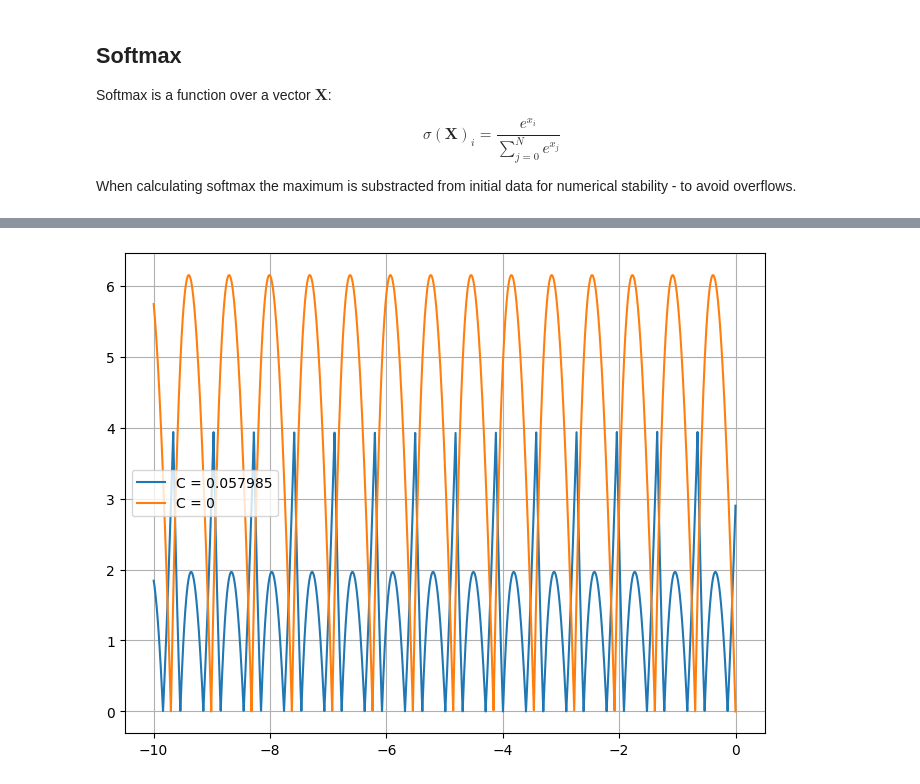
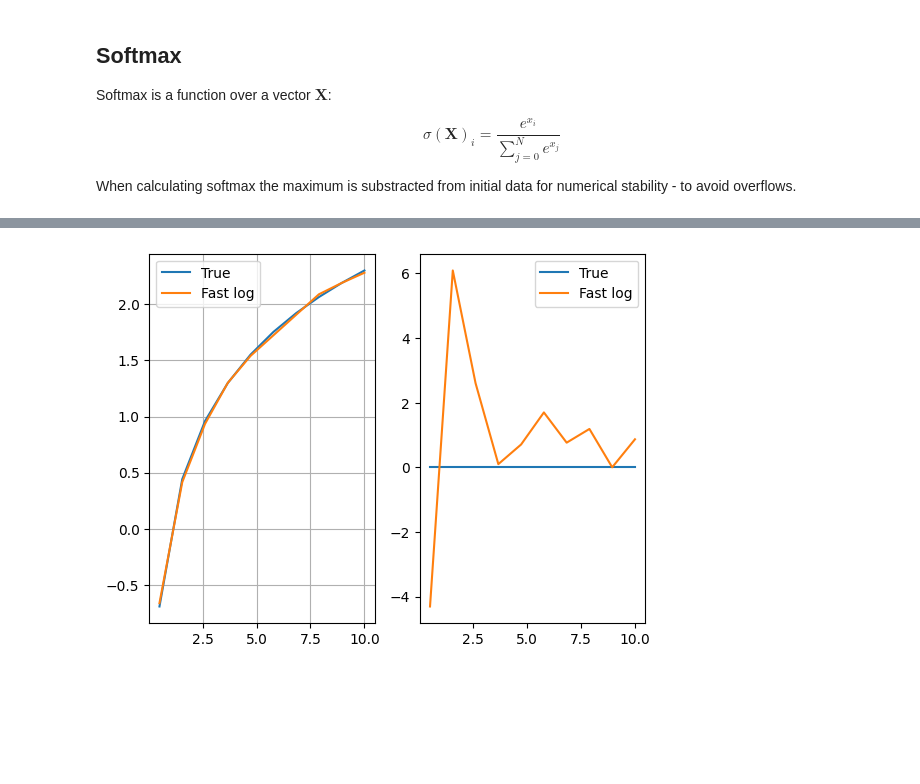
Before and after one commit to DuzaBF/softmax-hackathon, a Jupyter notebook: fast_exp.ipynb, the cells around one changed output, grey strips where cells are left out. Cells and saved outputs as stored; diff of their text form; code cells hidden in the pictures; blank space fills up the shorter version.

Commit message:
Try add newtons approx

```diff
--- a/fast_exp.ipynb
+++ b/fast_exp.ipynb
@@ -35,11 +35,12 @@ import numpy as np
 from matplotlib import pyplot as plt
 import struct
 
-SIZE = 10000
+SIZE = 10
 
 C = 127 - 126.94201519
 
 print("C = {:f}".format(127 - 126.94201519))
+print(1 / np.log2(np.e))
 
 
 def fast_exp(x, c=C):
@@ -49,6 +50,25 @@ def fast_exp(x, c=C):
     z = np.int32(y)
     v = z.view(np.float32)
     return v
+
+
+def fast_log(x):
+    sigma = 0.0430357
+    v = x.view(np.int32)
+    return 0.6931471805599453 * np.float32(v / (2**23) - (127 - sigma))
+
+
+def fast_exp_newtons(x):
+    y = fast_exp(x)
+    y2 = y - y * fast_log(y) + y * x
+    return y2
+
+
+def fast_exp_newtons2(x):
+    y = fast_exp(x)
+    y2 = y - y * fast_log(y) + y * x
+    y3 = y2 - y2 * fast_log(y2) + y2 * x
+    return y3
 
 
 def bounds():
@@ -73,56 +93,30 @@ def softmax(x, func):
     return func(x) / sums
 
 
-def fast_2x(x, c=0):
-    K = np.float32(1 << 23) * np.ones((SIZE), np.float32)
-    y = np.multiply(K, (x + 127 - c), dtype="f")
-    z = np.int32(y)
-    v = z.view(np.float32)
-    return v
+def get_err(x, tr, app):
+    return 100 * np.abs(tr(x) - app(x)) / tr(x)
+
+
+def plot(x, funcs, labels):
+    fig, (ax1, ax2) = plt.subplots(1, 2)
+    ax1.grid(True)
+    for func in funcs:
+        ax1.plot(x, func(x))
+        ax2.plot(x, get_err(x, funcs[0], func))
+    ax1.legend(labels)
+    ax2.legend(labels)
 
 
 bounds()
 
-x = np.linspace(-10, 0, SIZE, dtype=np.float32)
+x = np.linspace(-10, 0.0, SIZE, dtype=np.float32)
+x2 = np.linspace(0.5, 10.0, SIZE, dtype=np.float32)
 
-fig = plt.figure()
-ax = fig.add_axes([0, 0, 1, 1])
-ax.plot(x, np.exp(x))
-ax.plot(x, fast_exp(x, C))
-ax.plot(x, fast_exp(x, 0))
-ax.grid(True)
-ax.legend(["True", "C = 0.057985", "C = 0"])
-
-err_fig = plt.figure()
-err_ax = err_fig.add_axes([0, 0, 1, 1])
-err_ax.grid(True)
-err_ax.plot(x, 100 * np.abs(np.exp(x) - fast_exp(x, C)) / np.exp(x))
-err_ax.plot(x, 100 * np.abs(np.exp(x) - fast_exp(x, 0)) / np.exp(x))
-err_ax.legend(["C = 0.057985", "C = 0"])
-
-sm_fig = plt.figure()
-sm_ax = sm_fig.add_axes([0, 0, 1, 1])
-data = x
-sm_ax.plot(data, softmax(data, np.exp))
-sm_ax.plot(data, softmax(data, fast_exp))
-sm_ax.grid(True)
-sm_ax.legend(["True", "C = 0.057985"])
-
-sm_err_fig = plt.figure()
-sm_err_ax = sm_err_fig.add_axes([0, 0, 1, 1])
-sm_err_ax.grid(True)
-sm_err_ax.plot(
+plot(
     x,
-    100
-    * np.abs(softmax(data, np.exp) - softmax(data, fast_exp))
-    / softmax(data, np.exp),
+    [np.exp, fast_exp, fast_exp_newtons, fast_exp_newtons2],
+    ["True", "C = 0.057985", "Newton", "Newton 2"],
 )
-sm_err_ax.plot(
-    x,
-    100
-    * np.abs(softmax(data, np.exp) - softmax(data, fast_exp))
-    / softmax(data, np.exp),
-)
-sm_err_ax.legend(["True", "C = 0.057985"])
+plot(x2, [np.log, fast_log], ["True", "Fast log"])
 # %% [output]
 C = 0.057985
@@ -131 +131 @@ C = 0.057985
-[figure, old version]
+[figure, new version]
```
Also changed, not shown: parts of 1 cell of this notebook, 1 other file.
